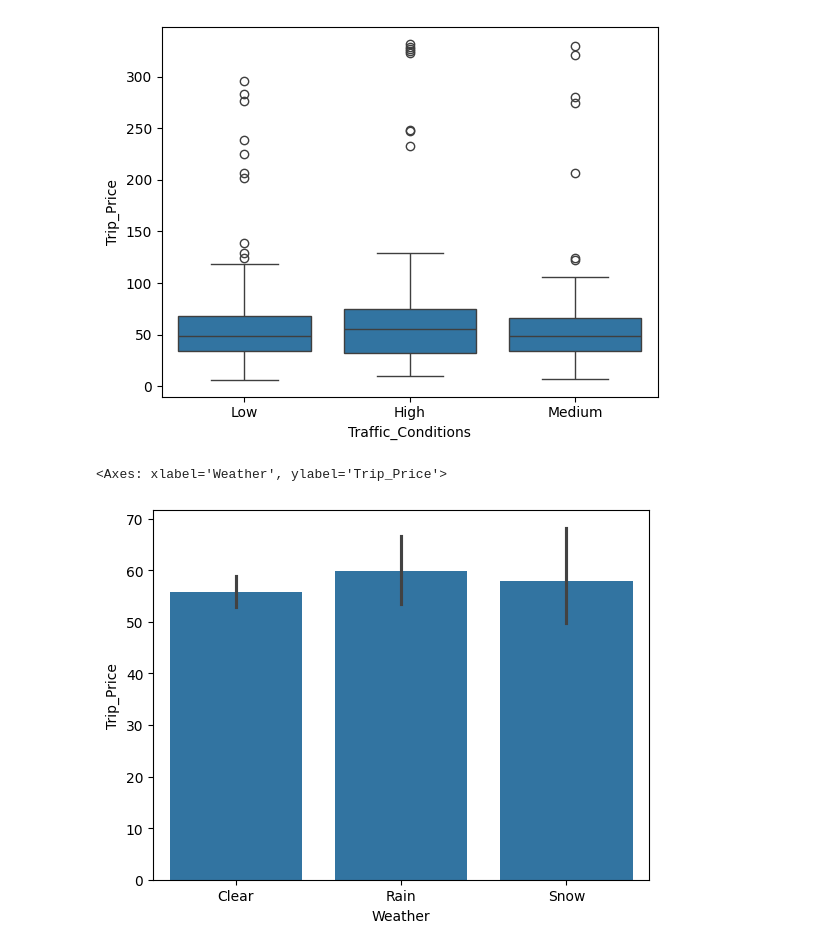
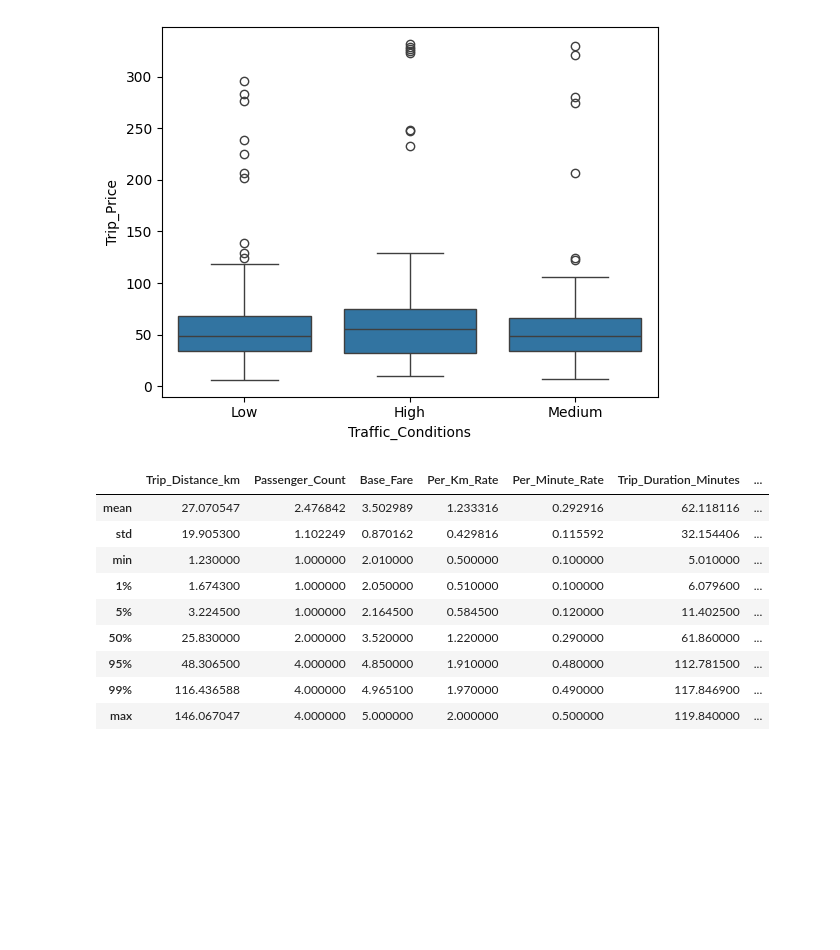
Before and after one commit to pytt156/taxi-prediction-fullstack-daniela, a Jupyter notebook: notebooks/01_eda.ipynb, the cells around one changed output. Cells and saved outputs as stored; diff of their text form; code cells hidden in the pictures; blank space fills up the shorter version.

```diff
--- a/notebooks/01_eda.ipynb
+++ b/notebooks/01_eda.ipynb
@@ -147,8 +147,16 @@ sns.boxplot(x="Traffic_Conditions", y="Trip_Price", data=data)
 # %% [output]
 <Axes: xlabel='Traffic_Conditions', ylabel='Trip_Price'>
 [figure]
-# %%
-sns.barplot(x="Weather", y="Trip_Price", data=data)
-# %% [output]
-<Axes: xlabel='Weather', ylabel='Trip_Price'>
-[figure, removed]
+# %%
+df.describe(percentiles=[0.01, 0.05, 0.95, 0.99]).drop("count")
+# %% [output]
+|  | Trip_Distance_km | Passenger_Count | Base_Fare | Per_Km_Rate | Per_Minute_Rate | Trip_Duration_Minutes | ... |
+| mean | 27.070547 | 2.476842 | 3.502989 | 1.233316 | 0.292916 | 62.118116 | ... |
+| std | 19.905300 | 1.102249 | 0.870162 | 0.429816 | 0.115592 | 32.154406 | ... |
+| min | 1.230000 | 1.000000 | 2.010000 | 0.500000 | 0.100000 | 5.010000 | ... |
+| 1% | 1.674300 | 1.000000 | 2.050000 | 0.510000 | 0.100000 | 6.079600 | ... |
+| 5% | 3.224500 | 1.000000 | 2.164500 | 0.584500 | 0.120000 | 11.402500 | ... |
+| 50% | 25.830000 | 2.000000 | 3.520000 | 1.220000 | 0.290000 | 61.860000 | ... |
+| 95% | 48.306500 | 4.000000 | 4.850000 | 1.910000 | 0.480000 | 112.781500 | ... |
+| 99% | 116.436588 | 4.000000 | 4.965100 | 1.970000 | 0.490000 | 117.846900 | ... |
+| max | 146.067047 | 4.000000 | 5.000000 | 2.000000 | 0.500000 | 119.840000 | ... |
```
Also changed, not shown: parts of 15 cells of this notebook, 6 other files.
